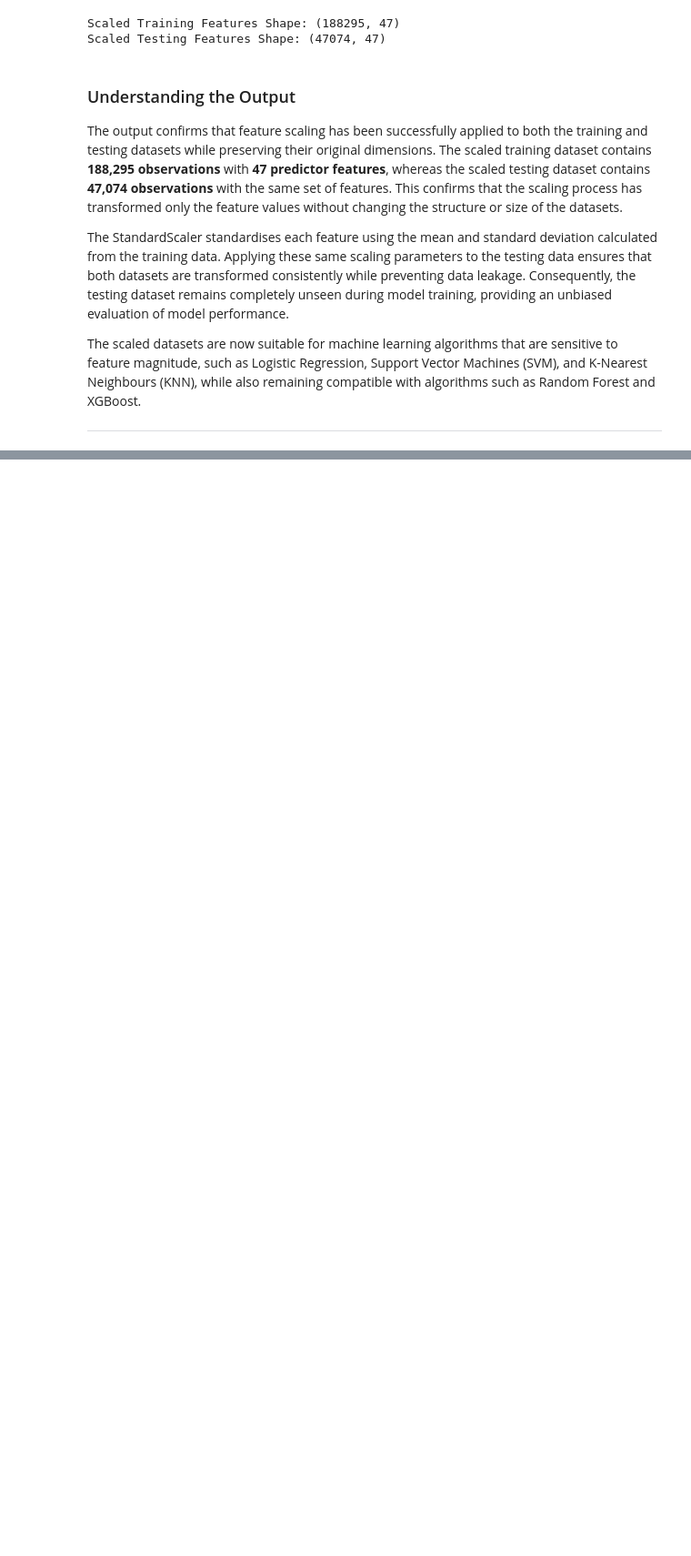
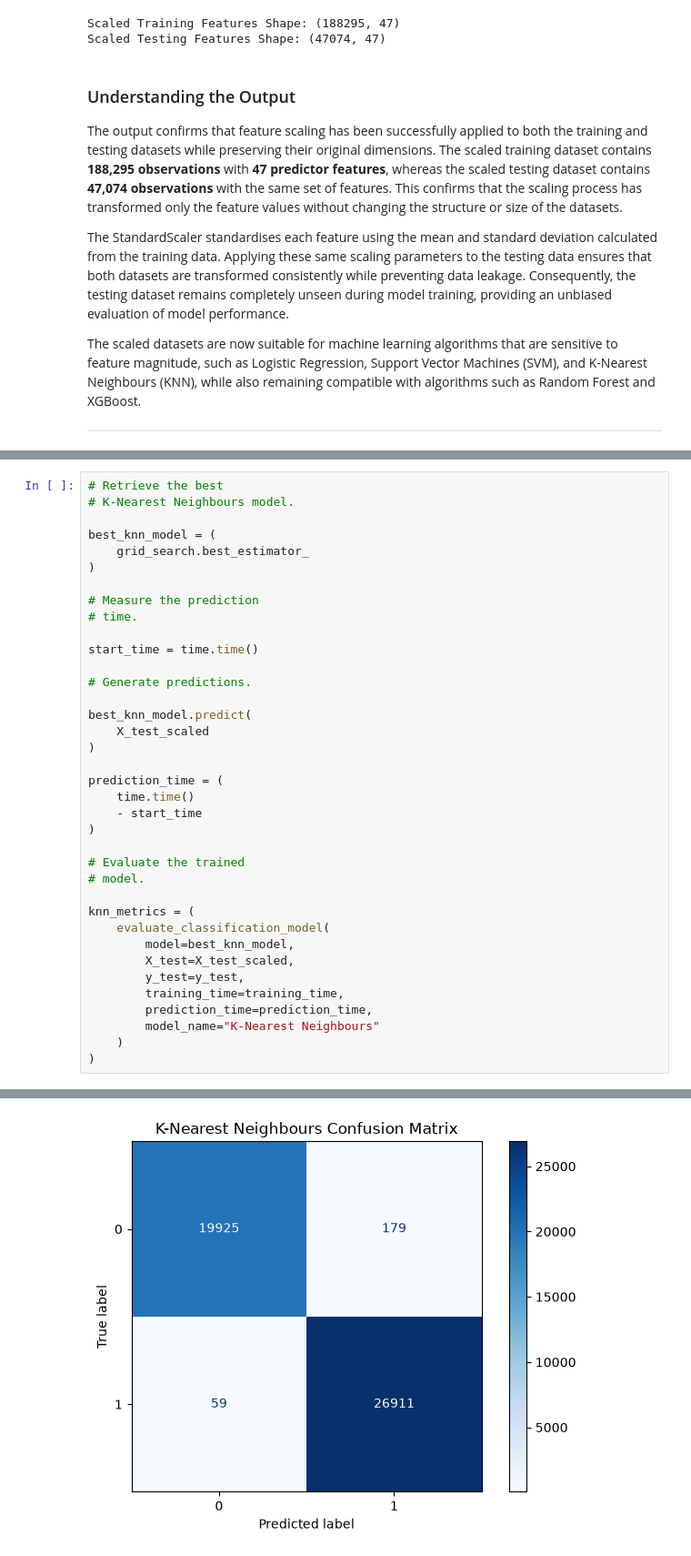
Before and after one commit to ajay-nagpal/Phishing-URL-detector, a Jupyter notebook: phishing_url_detector.ipynb, the cells around one changed output, grey strips where cells are left out. Shown at 91% size. Drawn from its saved outputs; the diff is of its cells as text; blank space fills up the shorter version.

```diff
--- a/phishing_url_detector.ipynb
+++ b/phishing_url_detector.ipynb
@@ -2477,0 +3101,38 @@ The scaled datasets are now suitable for machine learning algorithms that are se
+# %%
+# Retrieve the best
+# K-Nearest Neighbours model.
+
+best_knn_model = (
+    grid_search.best_estimator_
+)
+
+# Measure the prediction
+# time.
+
+start_time = time.time()
+
+# Generate predictions.
+
+best_knn_model.predict(
+    X_test_scaled
+)
+
+prediction_time = (
+    time.time()
+    - start_time
+)
+
+# Evaluate the trained
+# model.
+
+knn_metrics = (
+    evaluate_classification_model(
+        model=best_knn_model,
+        X_test=X_test_scaled,
+        y_test=y_test,
+        training_time=training_time,
+        prediction_time=prediction_time,
+        model_name="K-Nearest Neighbours"
+    )
+)
+# %% [output]
@@ -2477,0 +3157 @@ The scaled datasets are now suitable for machine learning algorithms that are se
+[figure, added]
```
Also changed, not shown: parts of 20 cells of this notebook.
